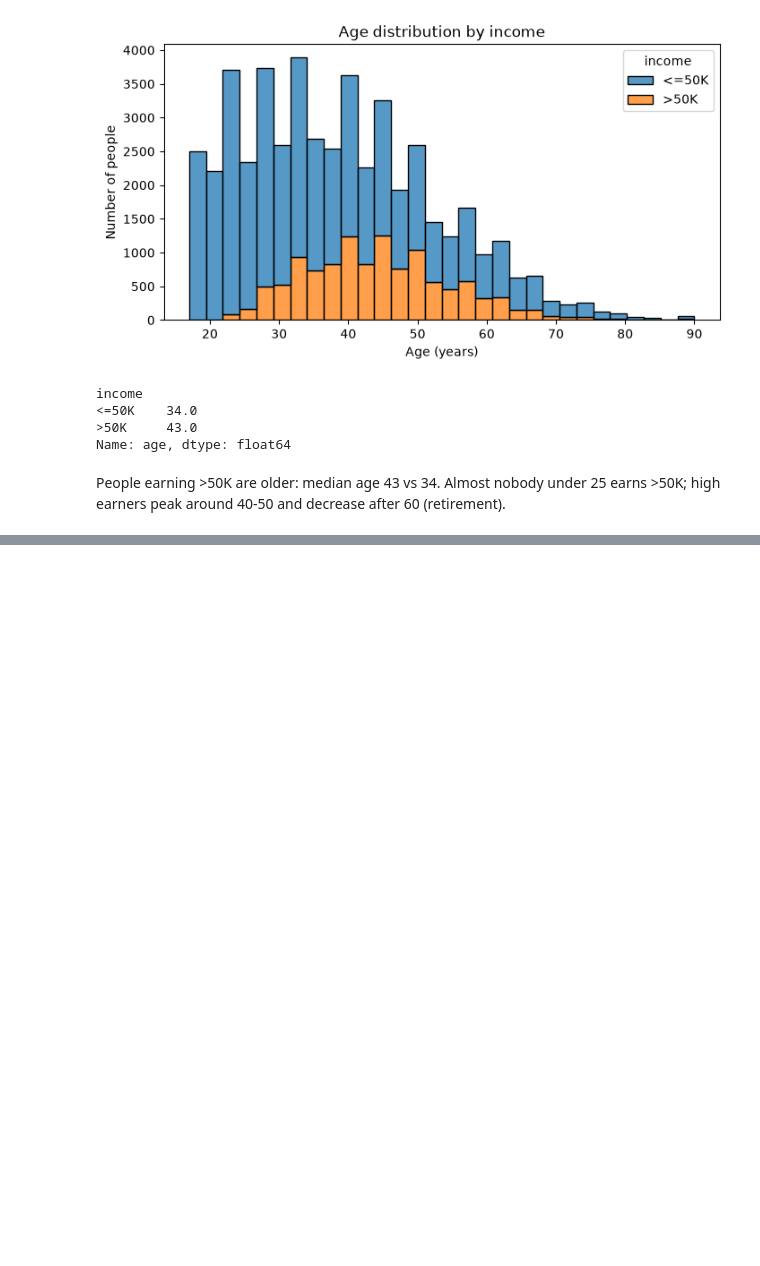
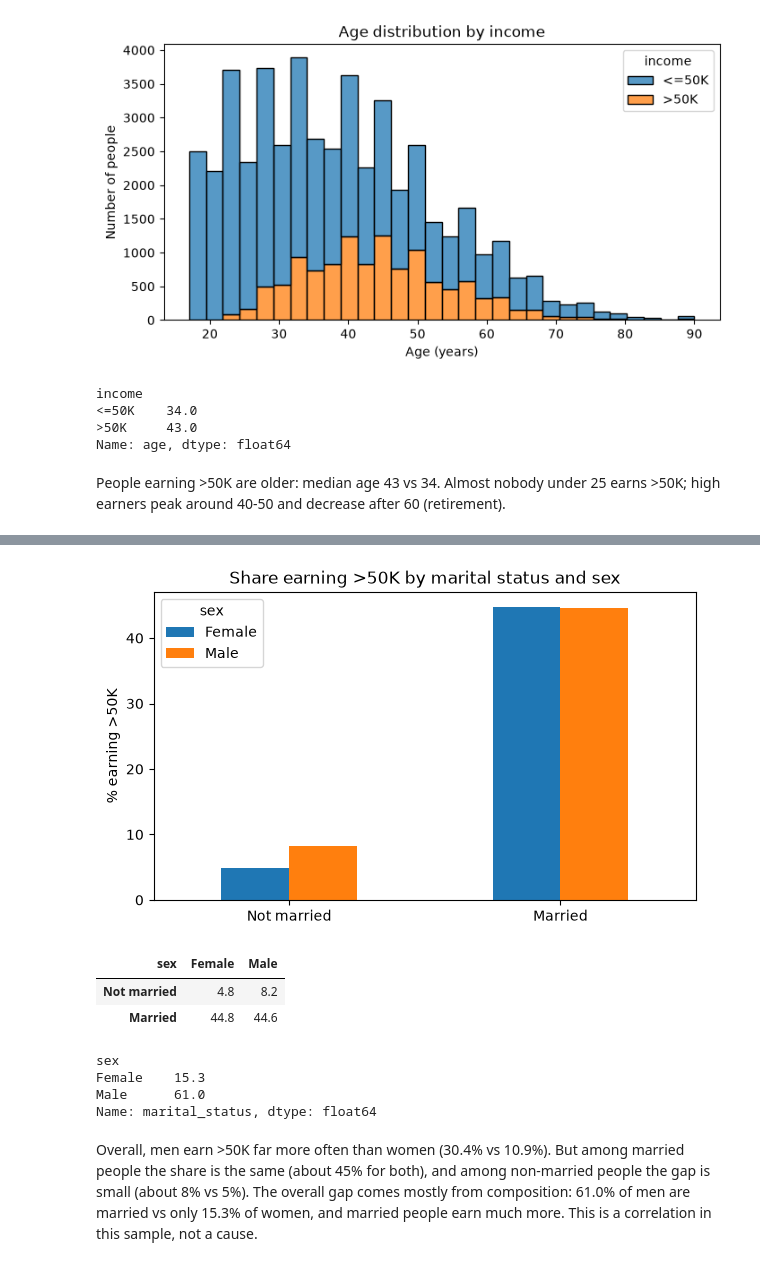
Before and after one commit to makremriahi99/ai_mlops_hands_on_exercise, a Jupyter notebook: task1/notebooks/01_eda.ipynb, the cells around one changed output, grey strips where cells are left out. Drawn from its saved outputs; the diff is of its cells as text; code cells hidden in the pictures; blank space fills up the shorter version.

```diff
--- a/task1/notebooks/01_eda.ipynb
+++ b/task1/notebooks/01_eda.ipynb
@@ -226,0 +267,26 @@ People earning >50K are older: median age 43 vs 34. Almost nobody under 25 earns
+# %%
+married = df["marital_status"] == "Married-civ-spouse"
+rate_ms = df.groupby([married, "sex"])["income_gt50k"].mean().unstack() * 100
+rate_ms.index = ["Not married", "Married"]
+
+rate_ms.plot(kind="bar", figsize=(7, 4), rot=0)
+plt.title("Share earning >50K by marital status and sex")
+plt.xlabel("")
+plt.ylabel("% earning >50K")
+plt.savefig(FIG_DIR / "fig03_rate_by_marital_and_sex.png", dpi=120, bbox_inches="tight")
+plt.show()
+rate_ms.round(1)
+# %% [output]
+[figure, added]
+| sex | Female | Male |
+| Not married | 4.8 | 8.2 |
+| Married | 44.8 | 44.6 |
+# %%
+(married.groupby(df["sex"]).mean() * 100).round(1)
+# %% [output]
+sex
+Female    15.3
+Male      61.0
+Name: marital_status, dtype: float64
+# %% [markdown]
+Overall, men earn >50K far more often than women (30.4% vs 10.9%). But among married people the share is the same (about 45% for both), and among non-married people the gap is small (about 8% vs 5%). The overall gap comes mostly from composition: 61.0% of men are married vs only 15.3% of women, and married people earn much more. This is a correlation in this sample, not a cause.
```
Also changed, not shown: parts of 3 cells of this notebook, 2 other files.
